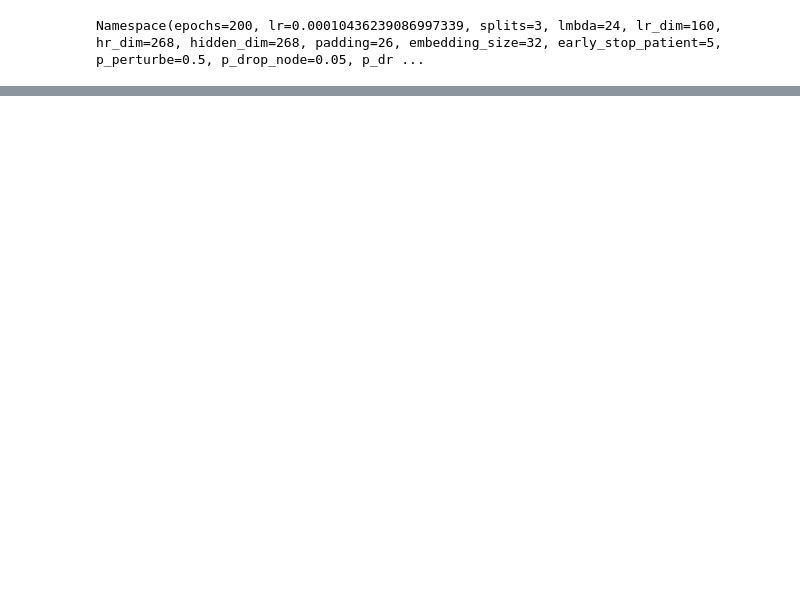
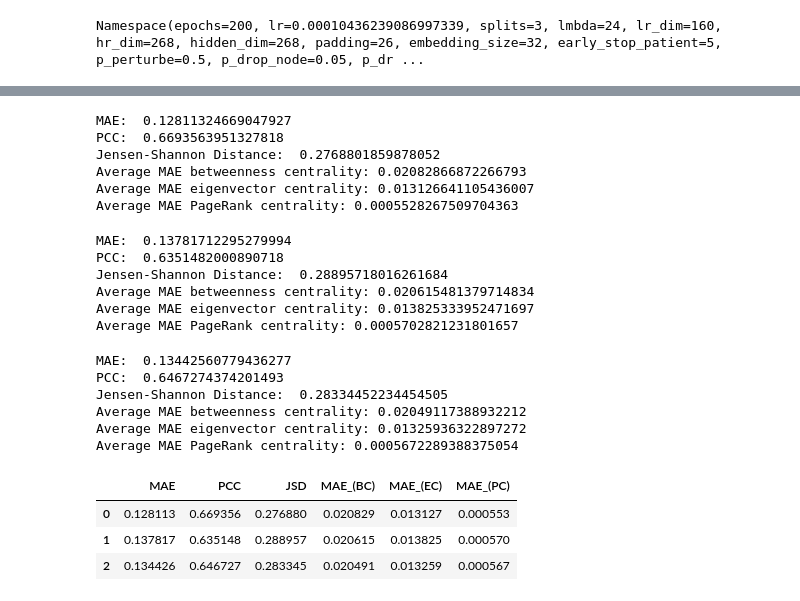
Before and after one commit to Jack47744/graph_super_resolution, a Jupyter notebook: gsr_net/Initial_GSR.ipynb, the cells around one changed output, grey strips where cells are left out. Drawn from its saved outputs; the diff is of its cells as text; code cells hidden in the pictures; blank space fills up the shorter version.

```diff
--- a/gsr_net/Initial_GSR.ipynb
+++ b/gsr_net/Initial_GSR.ipynb
@@ -499,18 +518,46 @@ def plot_metrics_fold(res_list):
     axs[1, 1].set_title("Avg. Across Folds")
     plt.show()
 # %%
-# res_list = []
+CAL_GRAPH = False
 
-# for i in range(args.splits):
-#     _, test_adjs, _, gt_matrices = data_fold_list[i]
-#     model = best_model_fold_list[i]
-#     model.eval()
-#     pred_matrices = np.zeros(gt_matrices.shape)
-#     with torch.no_grad():
-#         for j, test_adj in enumerate(test_adjs):
-#             pred_matrices[j], _, _, _ = model(torch.from_numpy(test_adj))
-#     res_list.append(evaluate(pred_matrices, gt_matrices, cal_graph=False))
+res_list = []
 
-# pd.DataFrame(res_list)
+for i in range(args.splits):
+    _, test_adjs, _, gt_matrices = data_fold_list[i]
+    model = best_model_fold_list[i]
+    model.eval()
+    pred_matrices = np.zeros(gt_matrices.shape)
+    with torch.no_grad():
+        for j, test_adj in enumerate(test_adjs):
+            pred = model(torch.from_numpy(test_adj))[0]
+            pred = torch.clamp(pred, min=0.0, max=1.0)
+            pred = pred.cpu()
+            pred_matrices[j] = pred
+    res_list.append(evaluate(pred_matrices, gt_matrices, cal_graph=CAL_GRAPH))
+
+pd.DataFrame(res_list)
+# %% [output]
+MAE:  0.12811324669047927
+PCC:  0.6693563951327818
+Jensen-Shannon Distance:  0.2768801859878052
+Average MAE betweenness centrality: 0.02082866872266793
+Average MAE eigenvector centrality: 0.013126641105436007
+Average MAE PageRank centrality: 0.0005528267509704363
+MAE:  0.13781712295279994
+PCC:  0.6351482000890718
+Jensen-Shannon Distance:  0.28895718016261684
+Average MAE betweenness centrality: 0.020615481379714834
+Average MAE eigenvector centrality: 0.013825333952471697
+Average MAE PageRank centrality: 0.0005702821231801657
+MAE:  0.13442560779436277
+PCC:  0.6467274374201493
+Jensen-Shannon Distance:  0.28334452234454505
+Average MAE betweenness centrality: 0.02049117388932212
+Average MAE eigenvector centrality: 0.01325936322897272
+Average MAE PageRank centrality: 0.0005672289388375054
+|  | MAE | PCC | JSD | MAE_(BC) | MAE_(EC) | MAE_(PC) |
+| 0 | 0.128113 | 0.669356 | 0.276880 | 0.020829 | 0.013127 | 0.000553 |
+| 1 | 0.137817 | 0.635148 | 0.288957 | 0.020615 | 0.013825 | 0.000570 |
+| 2 | 0.134426 | 0.646727 | 0.283345 | 0.020491 | 0.013259 | 0.000567 |
 # %%
 plot_metrics_fold(res_list)
```
Also changed, not shown: parts of 12 cells of this notebook, 1 other file.
